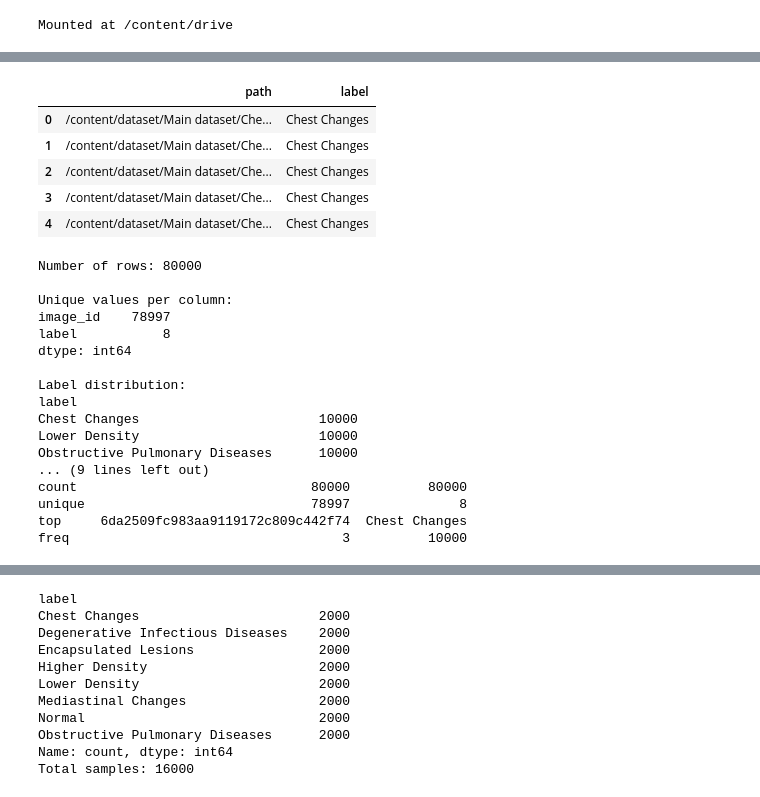
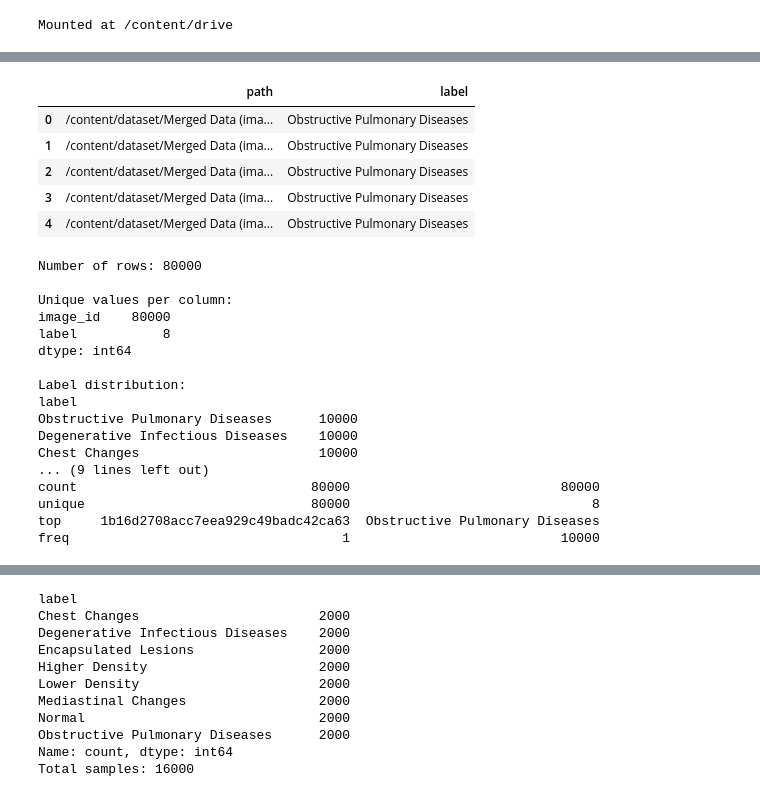
Before and after one commit to Arifuzzaman-Munaf/lung-disease-classification, a Jupyter notebook: main.ipynb, the cells around one changed output, grey strips where cells are left out. Cells and saved outputs as stored; diff of their text form; code cells hidden in the pictures.

```diff
--- a/main.ipynb
+++ b/main.ipynb
@@ -71,34 +109,34 @@ Extracting dataset...
 # %%
 import utils
 
 # create a dataframe of image dataset
-df = utils.create_dataframe(cfg.dataset_path)
-df.head()
+df_merged = utils.create_dataframe(cfg.merged_dataset_path)
+df_merged.head()
 # %% [output]
 |  | path | label |
-| 0 | /content/dataset/Main dataset/Che... | Chest Changes |
-| 1 | /content/dataset/Main dataset/Che... | Chest Changes |
-| 2 | /content/dataset/Main dataset/Che... | Chest Changes |
-| 3 | /content/dataset/Main dataset/Che... | Chest Changes |
-| 4 | /content/dataset/Main dataset/Che... | Chest Changes |
+| 0 | /content/dataset/Merged Data (ima... | Obstructive Pulmonary Diseases |
+| 1 | /content/dataset/Merged Data (ima... | Obstructive Pulmonary Diseases |
+| 2 | /content/dataset/Merged Data (ima... | Obstructive Pulmonary Diseases |
+| 3 | /content/dataset/Merged Data (ima... | Obstructive Pulmonary Diseases |
+| 4 | /content/dataset/Merged Data (ima... | Obstructive Pulmonary Diseases |
 # %%
 # give an overview of dataset
-utils.dataset_overview(df)
+utils.dataset_overview(df_merged)
 # %% [output]
 Number of rows: 80000
 
 Unique values per column:
-image_id    78997
+image_id    80000
 label           8
 dtype: int64
 
 Label distribution:
 label
+Obstructive Pulmonary Diseases      10000
+Degenerative Infectious Diseases    10000
 Chest Changes                       10000
-Lower Density                       10000
-Obstructive Pulmonary Diseases      10000
 ... (9 lines left out)
-count                              80000          80000
-unique                             78997              8
-top     6da2509fc983aa9119172c809c442f74  Chest Changes
-freq                                   3          10000
+count                              80000                           80000
+unique                             80000                               8
+top     1b16d2708acc7eea929c49badc42ca63  Obstructive Pulmonary Diseases
+freq                                   1                           10000
```
Also changed, not shown: parts of 63 cells of this notebook.
